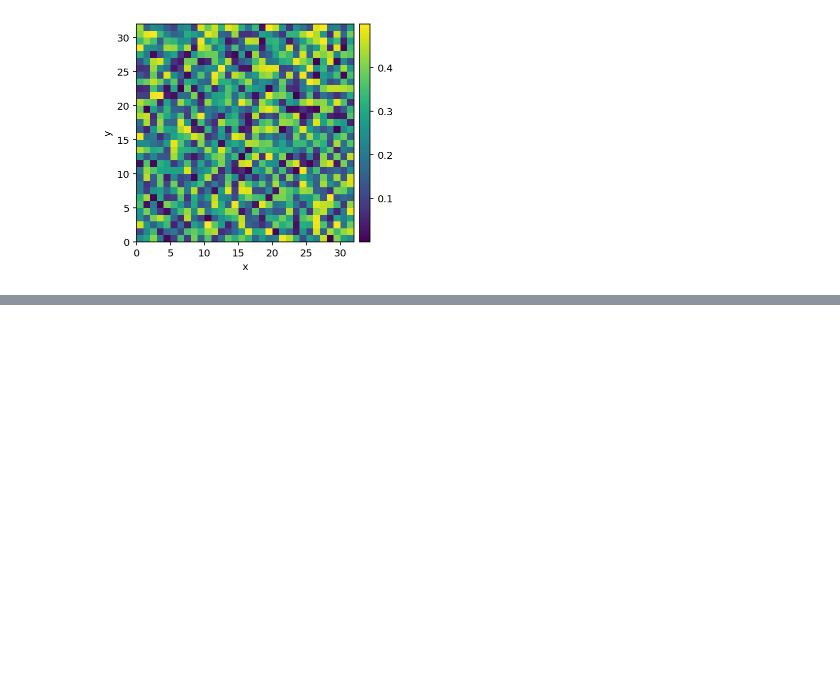
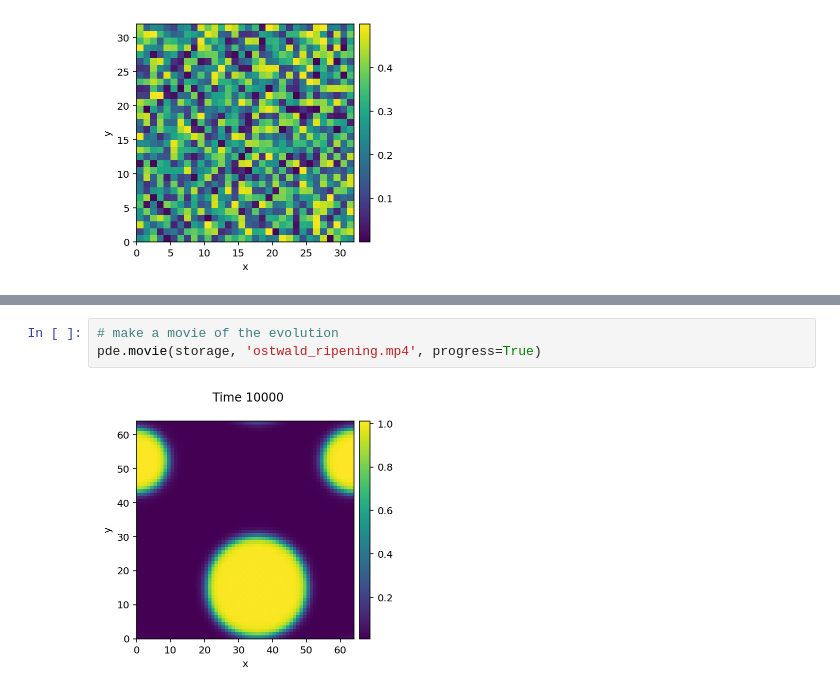
Before and after one commit to zwicker-group/tutorial-pattern-formation-in-cells, a Jupyter notebook: 04_physics-of-diffusion.ipynb, the cells around one changed output, grey strips where cells are left out. Cells and saved outputs as stored; diff of their text form; blank space fills up the shorter version.

```diff
--- a/04_physics-of-diffusion.ipynb
+++ b/04_physics-of-diffusion.ipynb
@@ -260,0 +291,5 @@ We finally have proper droplets forming!
+# %%
+# make a movie of the evolution
+pde.movie(storage, 'ostwald_ripening.mp4', progress=True)
+# %% [output]
+[figure, added]
```
Also changed, not shown: parts of 8 cells of this notebook, 1 other file.
